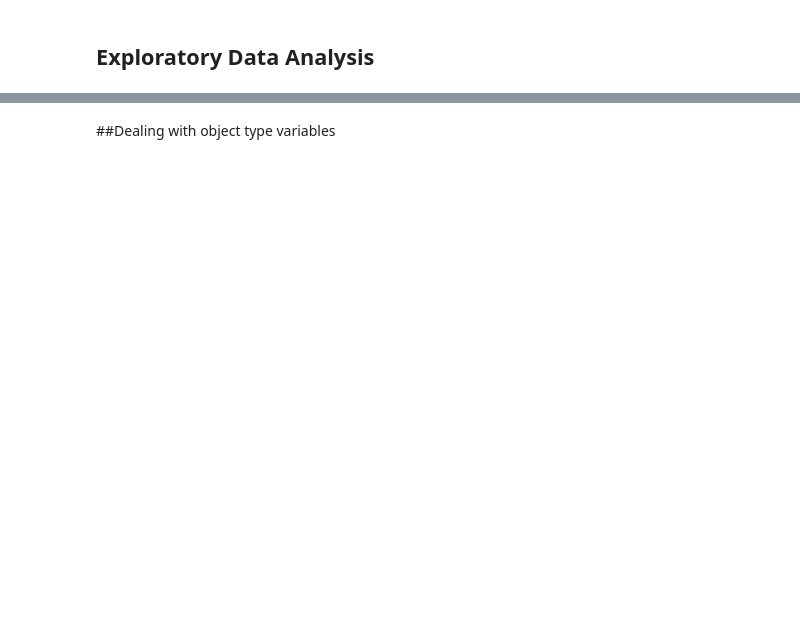
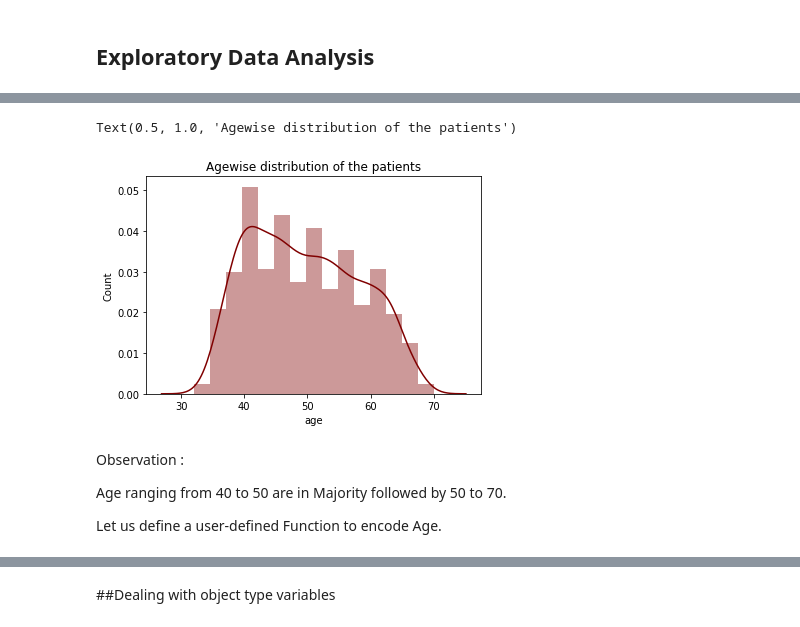
Before and after one commit to pooja251096/Cardiovascular-Risk-Prediction, a Jupyter notebook: Pooja_AlmaBetter_ML_Classification_CardioVascularRisk.ipynb, the cells around one changed output, grey strips where cells are left out. Saved outputs shown, nothing was run; the diff lists cells and outputs as text; code cells hidden in the pictures; blank space fills up the shorter version.

```diff
--- a/Pooja_AlmaBetter_ML_Classification_CardioVascularRisk.ipynb
+++ b/Pooja_AlmaBetter_ML_Classification_CardioVascularRisk.ipynb
@@ -218,0 +227,13 @@ data.head()
+# %%
+sns.displot(data['age'], bins=15, kde=True, color='maroon')
+plt.ylabel('Count')
+plt.title('Agewise distribution of the patients')
+# %% [output]
+Text(0.5, 1.0, 'Agewise distribution of the patients')
+[figure, added]
+# %% [markdown]
+Observation :
+
+Age ranging from 40 to 50 are in Majority followed by 50 to 70.
+
+Let us define a user-defined Function to encode Age.
```
Also changed, not shown: parts of 73 cells of this notebook.
